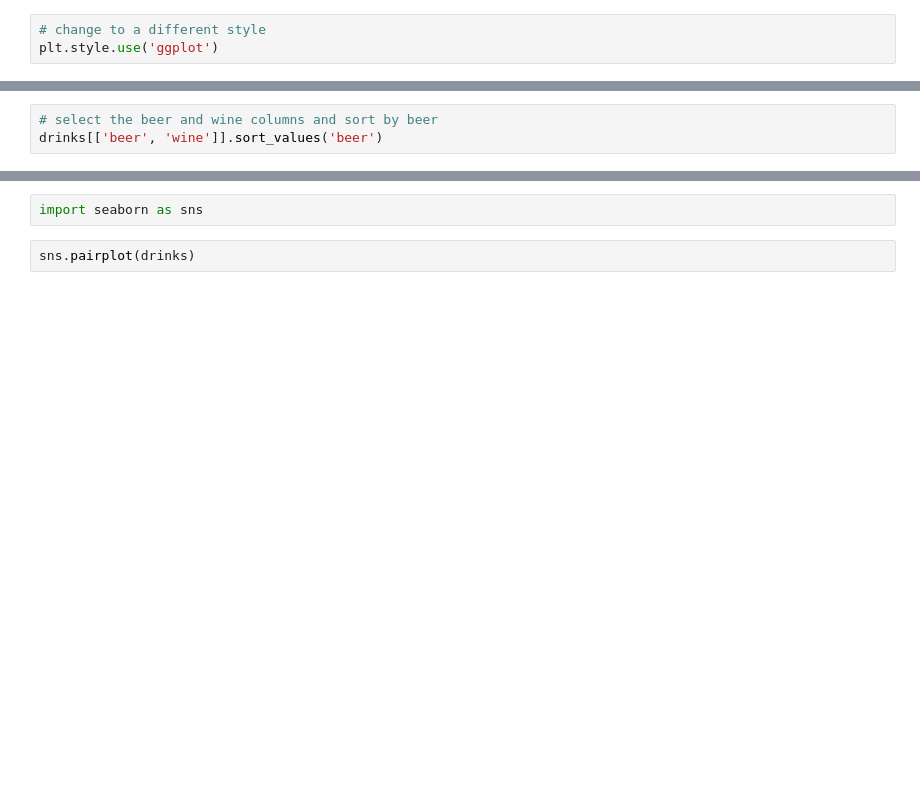
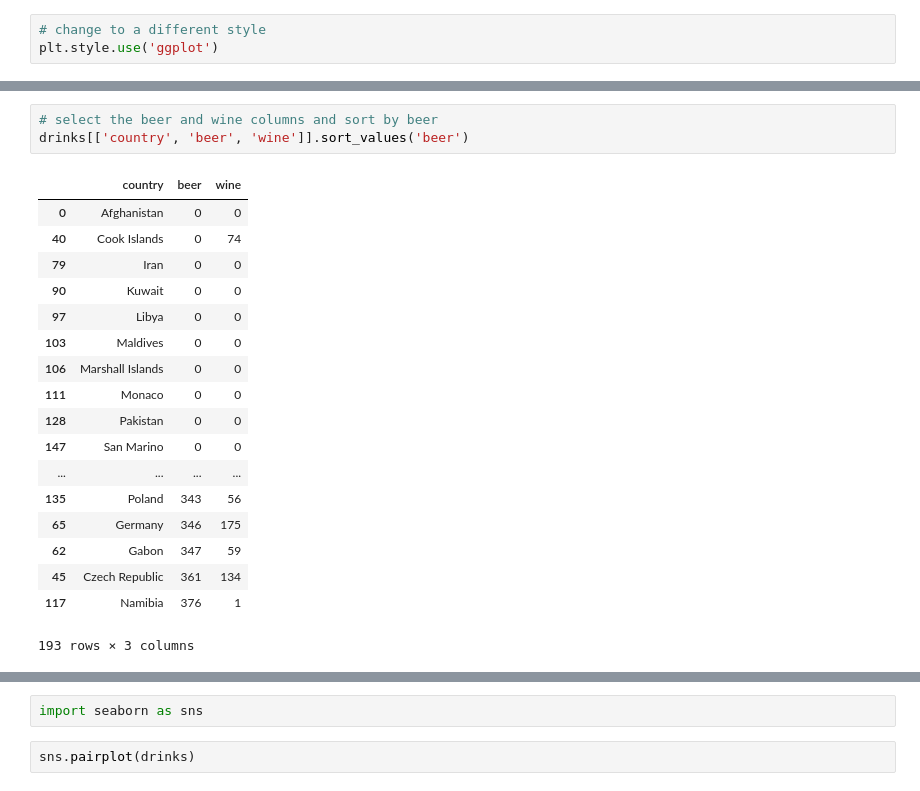
Before and after one commit to matthewbrems/old, a Jupyter notebook: curriculum/02-week/2.13-plotting-with-pandas/code/pandas-plotting.ipynb, the cells around one changed output, grey strips where cells are left out. Drawn from its saved outputs; the diff is of its cells as text; blank space fills up the shorter version.

```diff
--- a/curriculum/02-week/2.13-plotting-with-pandas/code/pandas-plotting.ipynb
+++ b/curriculum/02-week/2.13-plotting-with-pandas/code/pandas-plotting.ipynb
@@ -102,6 +210,25 @@ plt.ylabel('Frequency')
 # %%
 # select the beer and wine columns and sort by beer
-drinks[['beer', 'wine']].sort_values('beer')
+drinks[['country', 'beer', 'wine']].sort_values('beer')
+# %% [output]
+|  | country | beer | wine |
+| 0 | Afghanistan | 0 | 0 |
+| 40 | Cook Islands | 0 | 74 |
+| 79 | Iran | 0 | 0 |
+| 90 | Kuwait | 0 | 0 |
+| 97 | Libya | 0 | 0 |
+| 103 | Maldives | 0 | 0 |
+| 106 | Marshall Islands | 0 | 0 |
+| 111 | Monaco | 0 | 0 |
+| 128 | Pakistan | 0 | 0 |
+| 147 | San Marino | 0 | 0 |
+| ... | ... | ... | ... |
+| 135 | Poland | 343 | 56 |
+| 65 | Germany | 346 | 175 |
+| 62 | Gabon | 347 | 59 |
+| 45 | Czech Republic | 361 | 134 |
+| 117 | Namibia | 376 | 1 |
+193 rows × 3 columns
 # %%
 # compare with scatter plot
 drinks.plot(kind='scatter', x='beer', y='wine')
```
Also changed, not shown: parts of 47 cells of this notebook, 1 other file.
